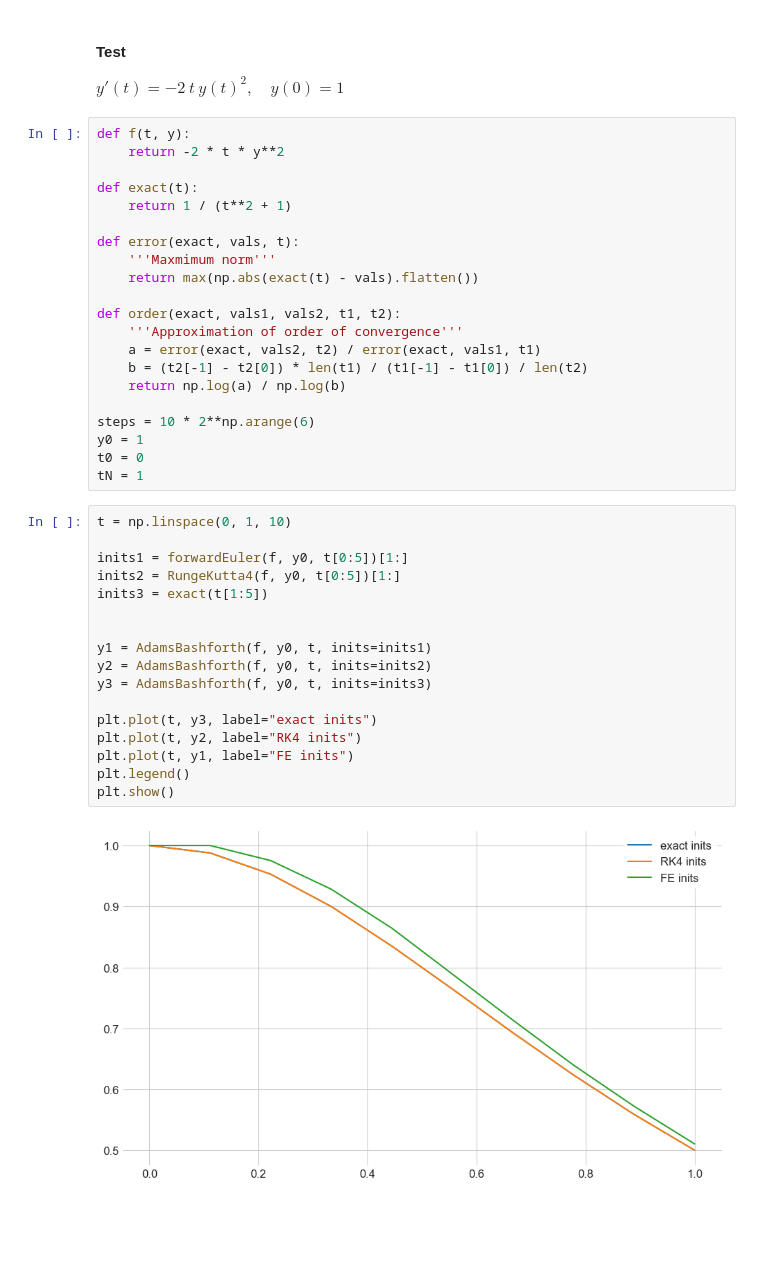
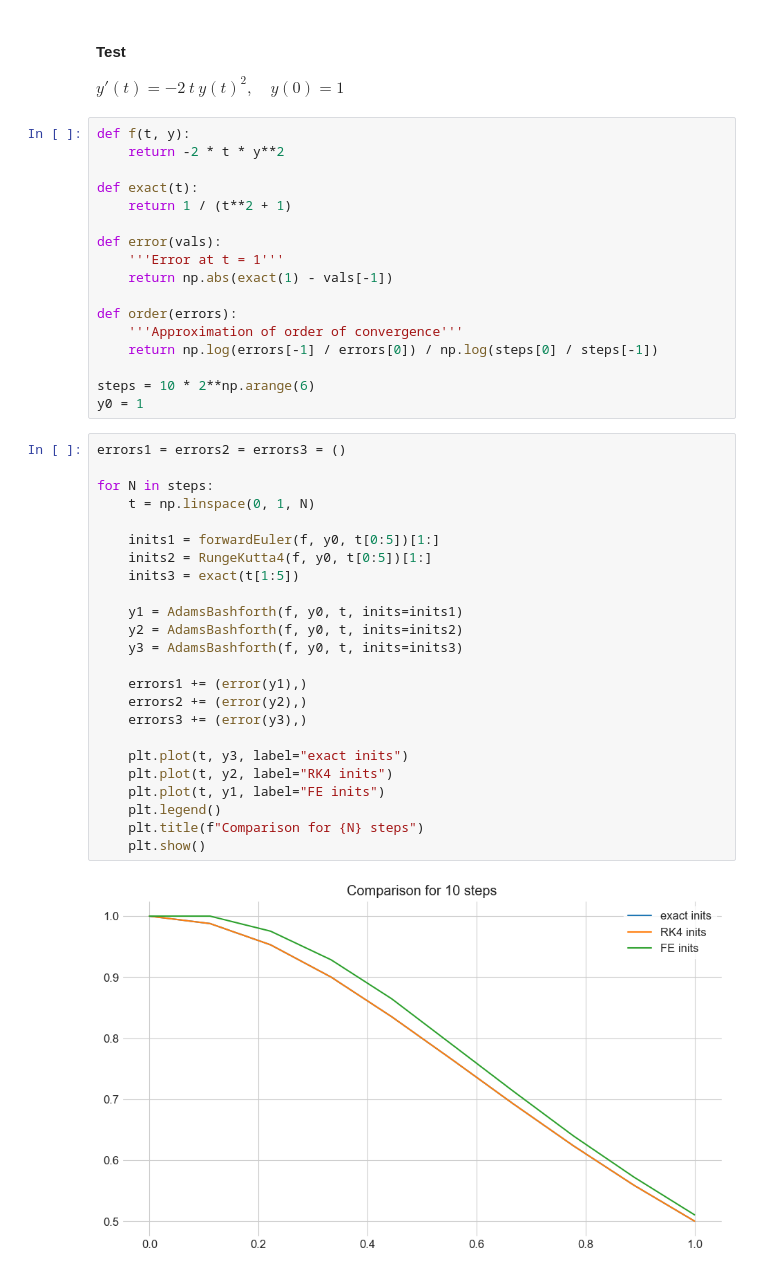
Before and after one commit to maxstollmayer/NuMeDiffG, a Jupyter notebook: Aufgabenblatt 4/Aufgabenblatt 4 Lösung.ipynb, the cells around one changed output. Cells and saved outputs as stored; diff of their text form; blank space fills up the shorter version.

```diff
--- a/Aufgabenblatt 4/Aufgabenblatt 4 Lösung.ipynb
+++ b/Aufgabenblatt 4/Aufgabenblatt 4 Lösung.ipynb
@@ -131,36 +131,39 @@ def f(t, y):
 def exact(t):
     return 1 / (t**2 + 1)
 
-def error(exact, vals, t):
-    '''Maxmimum norm'''
-    return max(np.abs(exact(t) - vals).flatten())
+def error(vals):
+    '''Error at t = 1'''
+    return np.abs(exact(1) - vals[-1])
 
-def order(exact, vals1, vals2, t1, t2):
+def order(errors):
     '''Approximation of order of convergence'''
-    a = error(exact, vals2, t2) / error(exact, vals1, t1)
-    b = (t2[-1] - t2[0]) * len(t1) / (t1[-1] - t1[0]) / len(t2)
-    return np.log(a) / np.log(b)
+    return np.log(errors[-1] / errors[0]) / np.log(steps[0] / steps[-1])
 
 steps = 10 * 2**np.arange(6)
 y0 = 1
-t0 = 0
-tN = 1
 # %%
-t = np.linspace(0, 1, 10)
+errors1 = errors2 = errors3 = ()
 
-inits1 = forwardEuler(f, y0, t[0:5])[1:]
-inits2 = RungeKutta4(f, y0, t[0:5])[1:]
-inits3 = exact(t[1:5])
+for N in steps:
+    t = np.linspace(0, 1, N)
 
+    inits1 = forwardEuler(f, y0, t[0:5])[1:]
+    inits2 = RungeKutta4(f, y0, t[0:5])[1:]
+    inits3 = exact(t[1:5])
 
-y1 = AdamsBashforth(f, y0, t, inits=inits1)
-y2 = AdamsBashforth(f, y0, t, inits=inits2)
-y3 = AdamsBashforth(f, y0, t, inits=inits3)
+    y1 = AdamsBashforth(f, y0, t, inits=inits1)
+    y2 = AdamsBashforth(f, y0, t, inits=inits2)
+    y3 = AdamsBashforth(f, y0, t, inits=inits3)
 
-plt.plot(t, y3, label="exact inits")
-plt.plot(t, y2, label="RK4 inits")
-plt.plot(t, y1, label="FE inits")
-plt.legend()
-plt.show()
+    errors1 += (error(y1),)
+    errors2 += (error(y2),)
+    errors3 += (error(y3),)
+
+    plt.plot(t, y3, label="exact inits")
+    plt.plot(t, y2, label="RK4 inits")
+    plt.plot(t, y1, label="FE inits")
+    plt.legend()
+    plt.title(f"Comparison for {N} steps")
+    plt.show()
 # %% [output]
-[figure, old version]
+[figure, new version]
```
Also changed, not shown: parts of 6 cells of this notebook, 3 other files.
